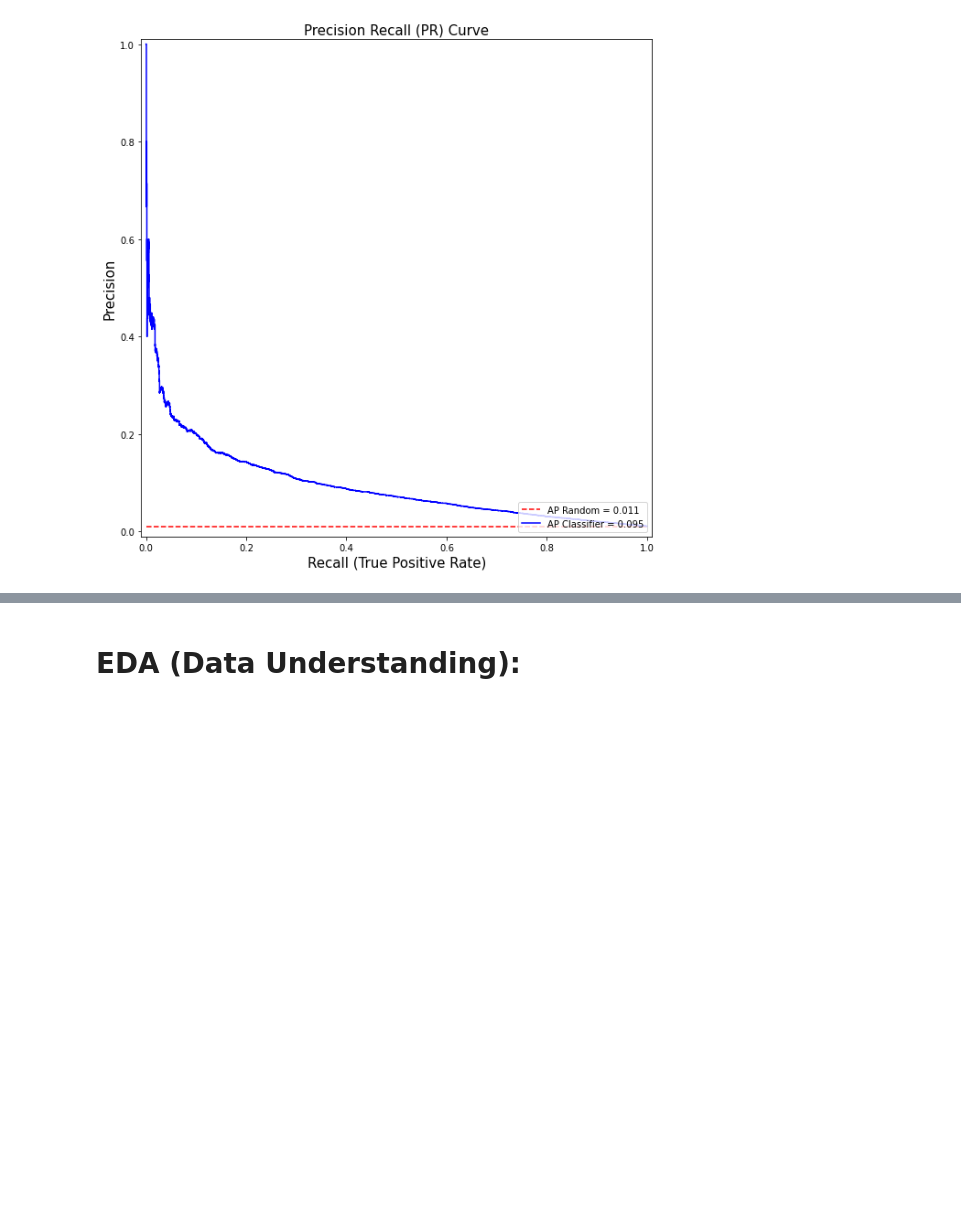
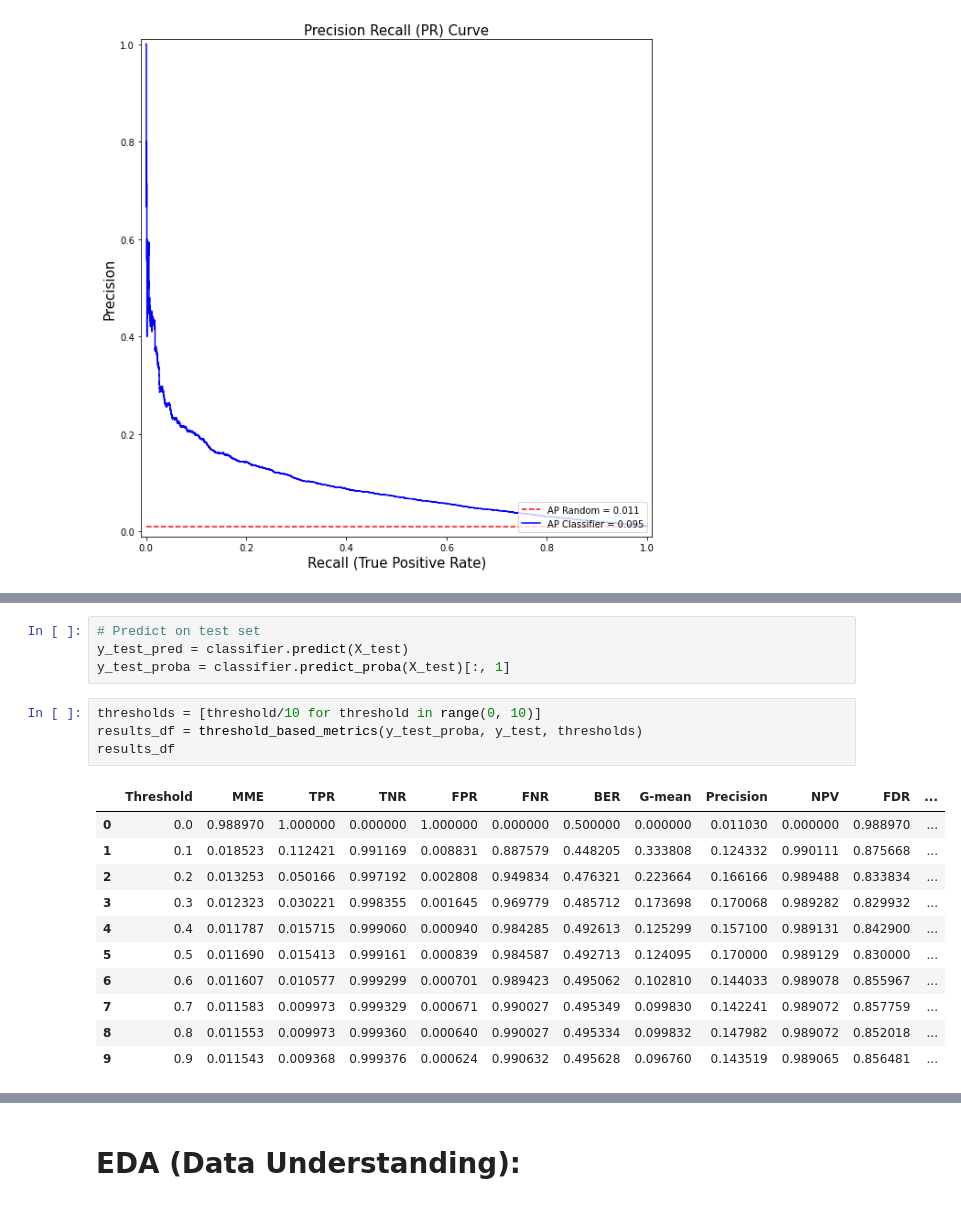
Before and after one commit to hacampbell1/capstoneproject, a Jupyter notebook: Bank Account Application - Fraud Detection.ipynb, the cells around one changed output, grey strips where cells are left out. Saved outputs shown, nothing was run; the diff lists cells and outputs as text; blank space fills up the shorter version.

```diff
--- a/Bank Account Application - Fraud Detection.ipynb
+++ b/Bank Account Application - Fraud Detection.ipynb
@@ -341 +365,21 @@ ax.legend(loc = 'lower right')
+# %%
+# Predict on test set
+y_test_pred = classifier.predict(X_test)
+y_test_proba = classifier.predict_proba(X_test)[:, 1]
+# %%
+thresholds = [threshold/10 for threshold in range(0, 10)]
+results_df = threshold_based_metrics(y_test_proba, y_test, thresholds)
+results_df
+# %% [output]
+|  | Threshold | MME | TPR | TNR | FPR | FNR | BER | G-mean | Precision | NPV | FDR | ... |
+| 0 | 0.0 | 0.988970 | 1.000000 | 0.000000 | 1.000000 | 0.000000 | 0.500000 | 0.000000 | 0.011030 | 0.000000 | 0.988970 | ... |
+| 1 | 0.1 | 0.018523 | 0.112421 | 0.991169 | 0.008831 | 0.887579 | 0.448205 | 0.333808 | 0.124332 | 0.990111 | 0.875668 | ... |
+| 2 | 0.2 | 0.013253 | 0.050166 | 0.997192 | 0.002808 | 0.949834 | 0.476321 | 0.223664 | 0.166166 | 0.989488 | 0.833834 | ... |
+| 3 | 0.3 | 0.012323 | 0.030221 | 0.998355 | 0.001645 | 0.969779 | 0.485712 | 0.173698 | 0.170068 | 0.989282 | 0.829932 | ... |
+| 4 | 0.4 | 0.011787 | 0.015715 | 0.999060 | 0.000940 | 0.984285 | 0.492613 | 0.125299 | 0.157100 | 0.989131 | 0.842900 | ... |
+| 5 | 0.5 | 0.011690 | 0.015413 | 0.999161 | 0.000839 | 0.984587 | 0.492713 | 0.124095 | 0.170000 | 0.989129 | 0.830000 | ... |
+| 6 | 0.6 | 0.011607 | 0.010577 | 0.999299 | 0.000701 | 0.989423 | 0.495062 | 0.102810 | 0.144033 | 0.989078 | 0.855967 | ... |
+| 7 | 0.7 | 0.011583 | 0.009973 | 0.999329 | 0.000671 | 0.990027 | 0.495349 | 0.099830 | 0.142241 | 0.989072 | 0.857759 | ... |
+| 8 | 0.8 | 0.011553 | 0.009973 | 0.999360 | 0.000640 | 0.990027 | 0.495334 | 0.099832 | 0.147982 | 0.989072 | 0.852018 | ... |
+| 9 | 0.9 | 0.011543 | 0.009368 | 0.999376 | 0.000624 | 0.990632 | 0.495628 | 0.096760 | 0.143519 | 0.989065 | 0.856481 | ... |
 # %%
```
Also changed, not shown: parts of 13 cells of this notebook.
